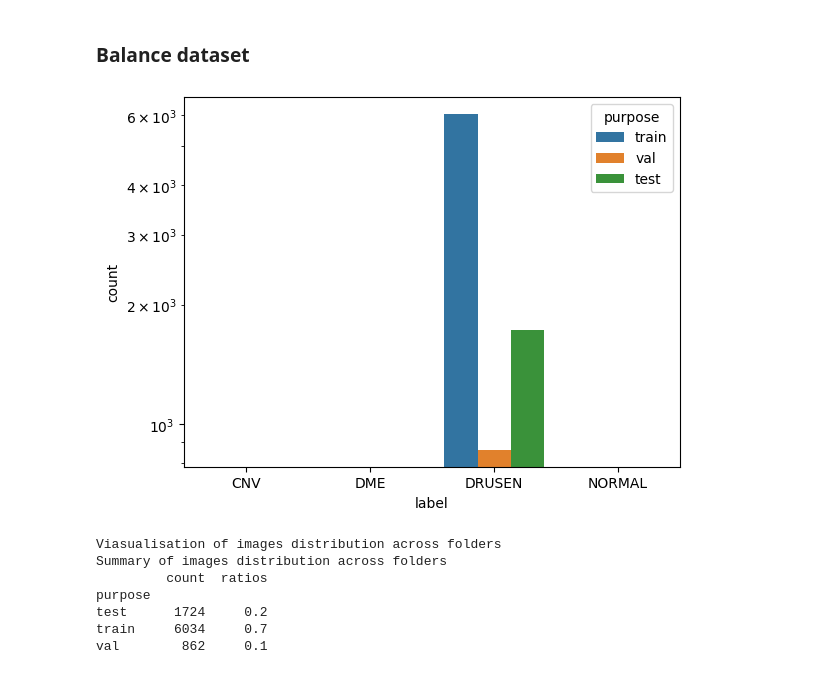
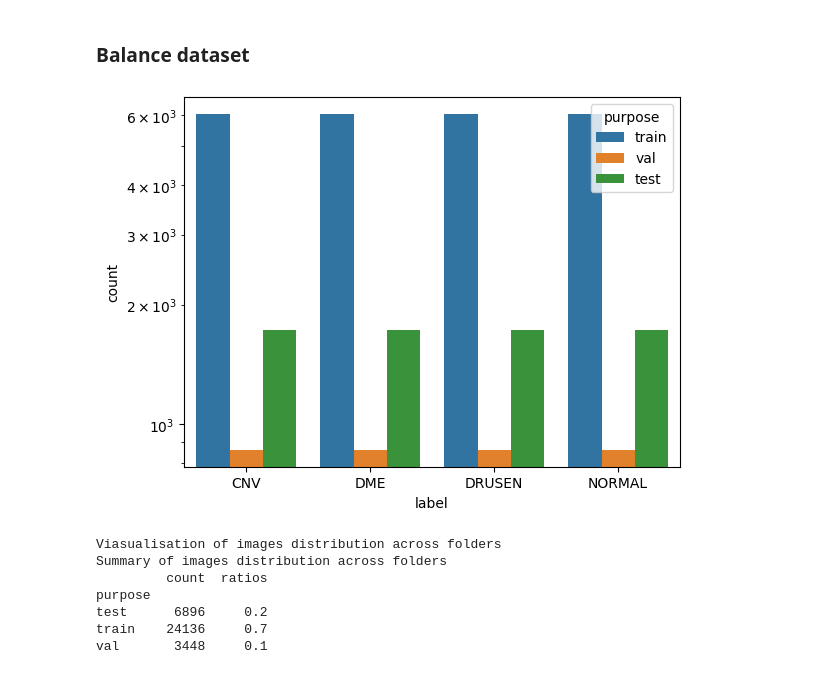
Before and after one commit to eandablo/OCTreader, a Jupyter notebook: jupiter_notebooks/data_collection.ipynb, the cells around one changed output. Cells and saved outputs as stored; diff of their text form; code cells hidden in the pictures.

```diff
--- a/jupiter_notebooks/data_collection.ipynb
+++ b/jupiter_notebooks/data_collection.ipynb
@@ -337,39 +337,39 @@ def count_images_per_label(data_dir):
         split_path = data_dir + '/' +split_dir
         labels = os.listdir(split_path)
         for label in labels:
             label_path = split_path + '/' + label
             n_img = len(os.listdir(label_path))
             label_counts = np.append(label_counts, n_img)
         label_mins[split_dir] = label_counts.min()
     return label_mins
 
 def balance_data(data_dir):
     '''
     Eliminates images from labels in order
     to balance data
     '''
     label_mins = count_images_per_label(data_dir)
     split_dirs = os.listdir(data_dir)
     for split_dir in split_dirs:
         split_path = data_dir + '/' + split_dir
         labels = os.listdir(split_path)
         for label in labels:
             label_path = split_path + '/' + label
             image_list = os.listdir(label_path)
             if len(image_list) > label_mins[split_dir]:
                 random.shuffle(image_list)
-                n_remove = len(image_list) > label_mins[split_dir]
+                n_remove = len(image_list) - label_mins[split_dir]
                 for image_name in image_list[0: n_remove]:
                     os.remove(label_path + '/' + image_name)
     explore_directories(data_dir)
 
 balance_data('inputs/OCTdata/')
 # %% [output]
-[figure, old version]
+[figure, new version]
 Viasualisation of images distribution across folders
 Summary of images distribution across folders
          count  ratios
 purpose
-test      1724     0.2
-train     6034     0.7
-val        862     0.1
+test      6896     0.2
+train    24136     0.7
+val       3448     0.1
```
Also changed, not shown: parts of 1 cell of this notebook, 15 other files.
